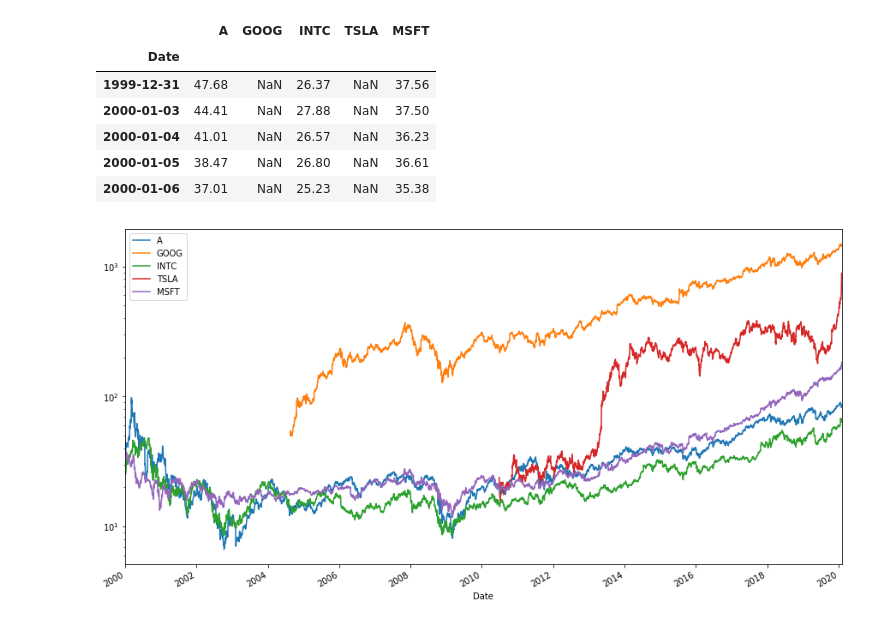
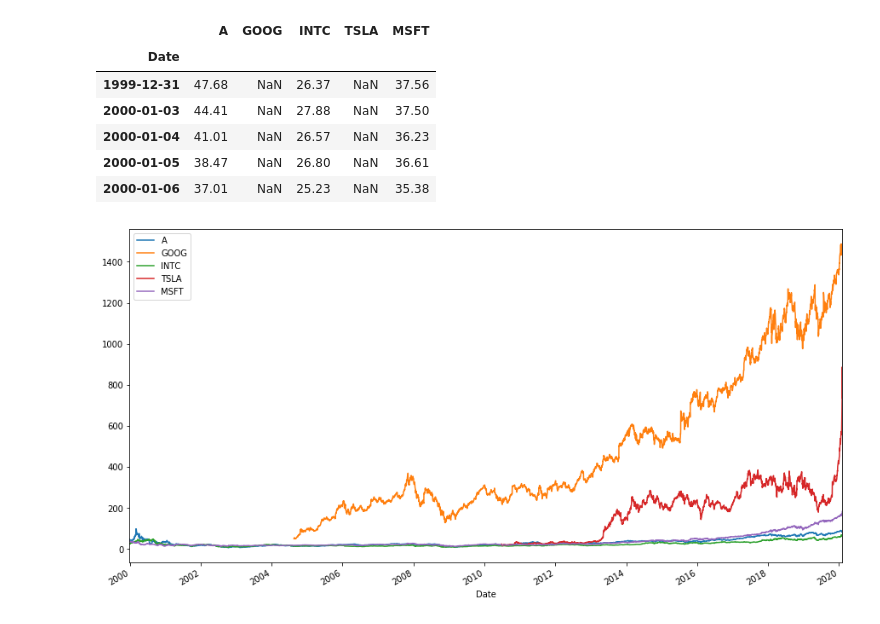
Before and after one commit to JulesHuisman/deep-learning, a Jupyter notebook: notebook.ipynb, the cells around one changed output. Drawn from its saved outputs; the diff is of its cells as text; code cells hidden in the pictures.

```diff
--- a/notebook.ipynb
+++ b/notebook.ipynb
@@ -18,6 +18,6 @@ df.head()
 | 2000-01-05 | 38.47 | NaN | 26.80 | NaN | 36.61 |
 | 2000-01-06 | 37.01 | NaN | 25.23 | NaN | 35.38 |
 # %%
-df.plot(figsize=(15,8), logy=True);
+df.plot(figsize=(15,8), logy=False);
 # %% [output]
-[figure, old version]
+[figure, new version]
```
Also changed, not shown: parts of 2 cells of this notebook, 5 other files.
